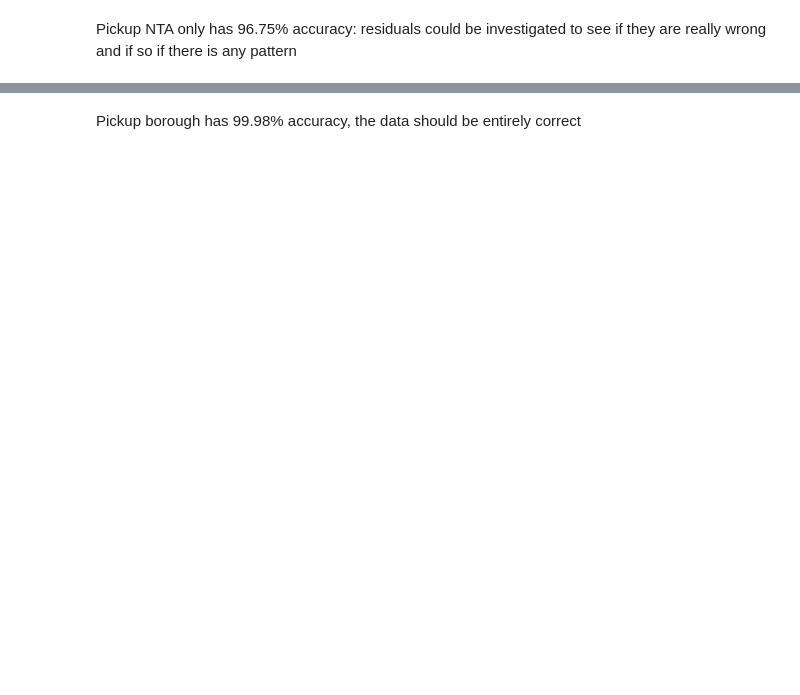
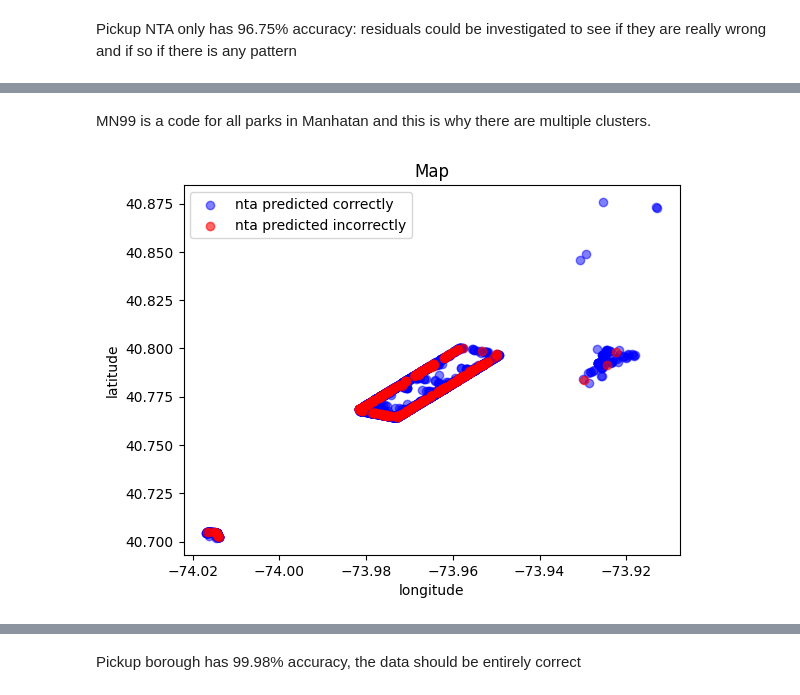
Before and after one commit to MichalKrzyzanski2002/Foundations-Data-Science-Project, a Jupyter notebook: Cleaning.ipynb, the cells around one changed output, grey strips where cells are left out. Drawn from its saved outputs; the diff is of its cells as text; code cells hidden in the pictures; blank space fills up the shorter version.

```diff
--- a/Cleaning.ipynb
+++ b/Cleaning.ipynb
@@ -878,0 +921,6 @@ print(classifier.score(X_test, Y_test))
+# %% [markdown]
+MN99 is a code for all parks in Manhatan and this is why there are multiple clusters.
+# %%
+plot_difference("MN99")
+# %% [output]
+[figure, added]
```
Also changed, not shown: parts of 38 cells of this notebook.
